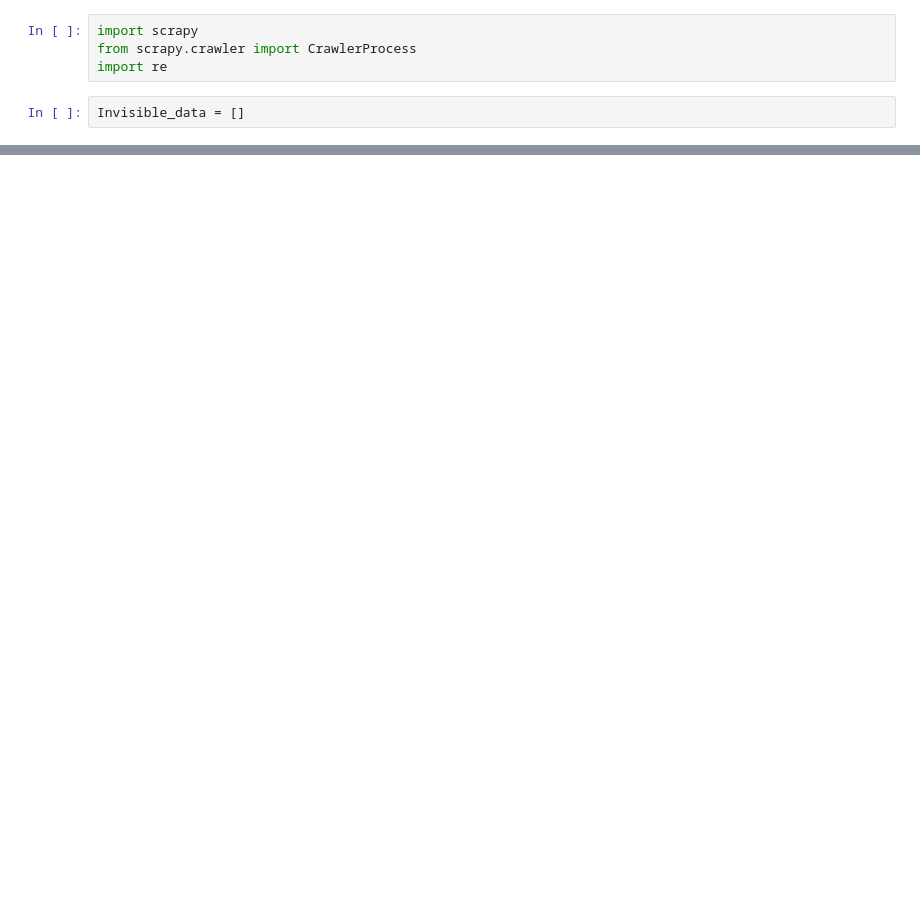
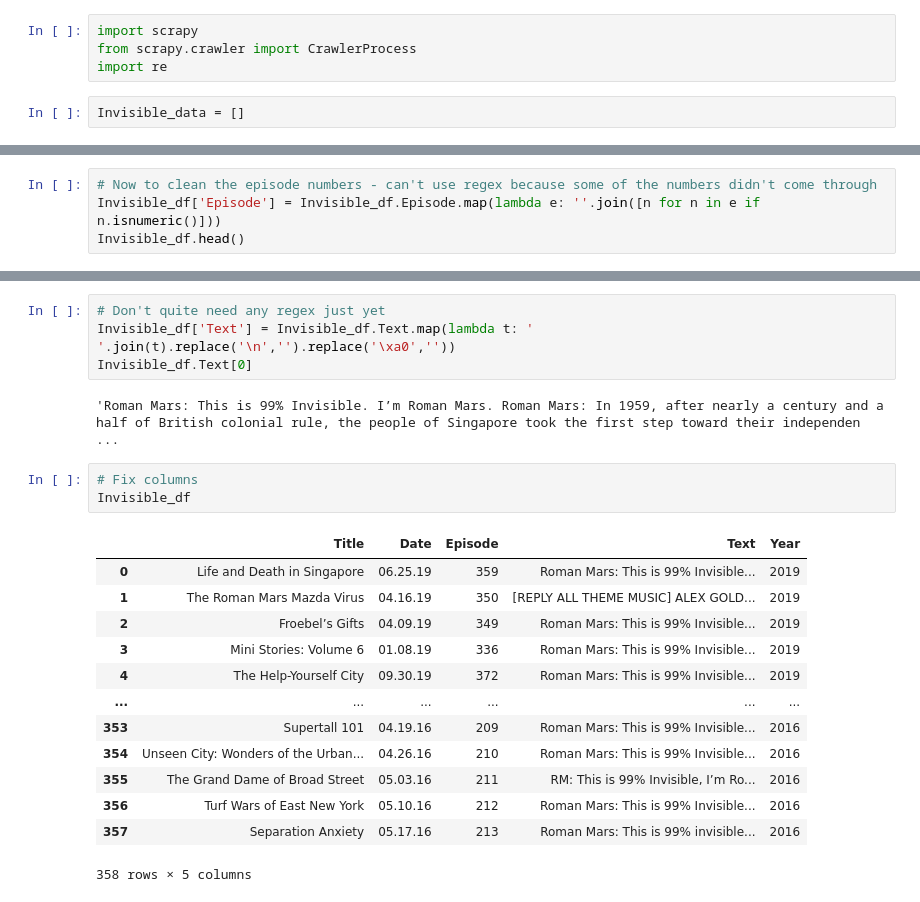
Before and after one commit to Data-Science-for-Linguists-2021/Linguistic-Styles-of-Podcasts, a Jupyter notebook: spiders/99_Invisible.ipynb, the cells around one changed output, grey strips where cells are left out. Saved outputs shown, nothing was run; the diff lists cells and outputs as text; blank space fills up the shorter version.

```diff
--- a/spiders/99_Invisible.ipynb
+++ b/spiders/99_Invisible.ipynb
@@ -91,0 +99,4 @@ Invisible_df
+# %%
+# Now to clean the episode numbers - can't use regex because some of the numbers didn't come through
+Invisible_df['Episode'] = Invisible_df.Episode.map(lambda e: ''.join([n for n in e if n.isnumeric()]))
+Invisible_df.head()
@@ -91,0 +131,23 @@ Invisible_df
+# %%
+# Don't quite need any regex just yet
+Invisible_df['Text'] = Invisible_df.Text.map(lambda t: ' '.join(t).replace('\n','').replace('\xa0',''))
+Invisible_df.Text[0]
+# %% [output]
+'Roman Mars: This is 99% Invisible. I’m Roman Mars. Roman Mars: In 1959, after nearly a century and a half of British colonial rule, the people of Singapore took the first step toward their independen ...
+# %%
+# Fix columns
+Invisible_df
+# %% [output]
+|  | Title | Date | Episode | Text | Year |
+| 0 | Life and Death in Singapore | 06.25.19 | 359 | Roman Mars: This is 99% Invisible... | 2019 |
+| 1 | The Roman Mars Mazda Virus | 04.16.19 | 350 | [REPLY ALL THEME MUSIC] ALEX GOLD... | 2019 |
+| 2 | Froebel’s Gifts | 04.09.19 | 349 | Roman Mars: This is 99% Invisible... | 2019 |
+| 3 | Mini Stories: Volume 6 | 01.08.19 | 336 | Roman Mars: This is 99% Invisible... | 2019 |
+| 4 | The Help-Yourself City | 09.30.19 | 372 | Roman Mars: This is 99% Invisible... | 2019 |
+| ... | ... | ... | ... | ... | ... |
+| 353 | Supertall 101 | 04.19.16 | 209 | Roman Mars: This is 99% Invisible... | 2016 |
+| 354 | Unseen City: Wonders of the Urban... | 04.26.16 | 210 | Roman Mars: This is 99% Invisible... | 2016 |
+| 355 | The Grand Dame of Broad Street | 05.03.16 | 211 | RM: This is 99% Invisible, I’m Ro... | 2016 |
+| 356 | Turf Wars of East New York | 05.10.16 | 212 | Roman Mars: This is 99% Invisible... | 2016 |
+| 357 | Separation Anxiety | 05.17.16 | 213 | Roman Mars: This is 99% invisible... | 2016 |
+358 rows × 5 columns
```
Also changed, not shown: parts of 12 cells of this notebook.
